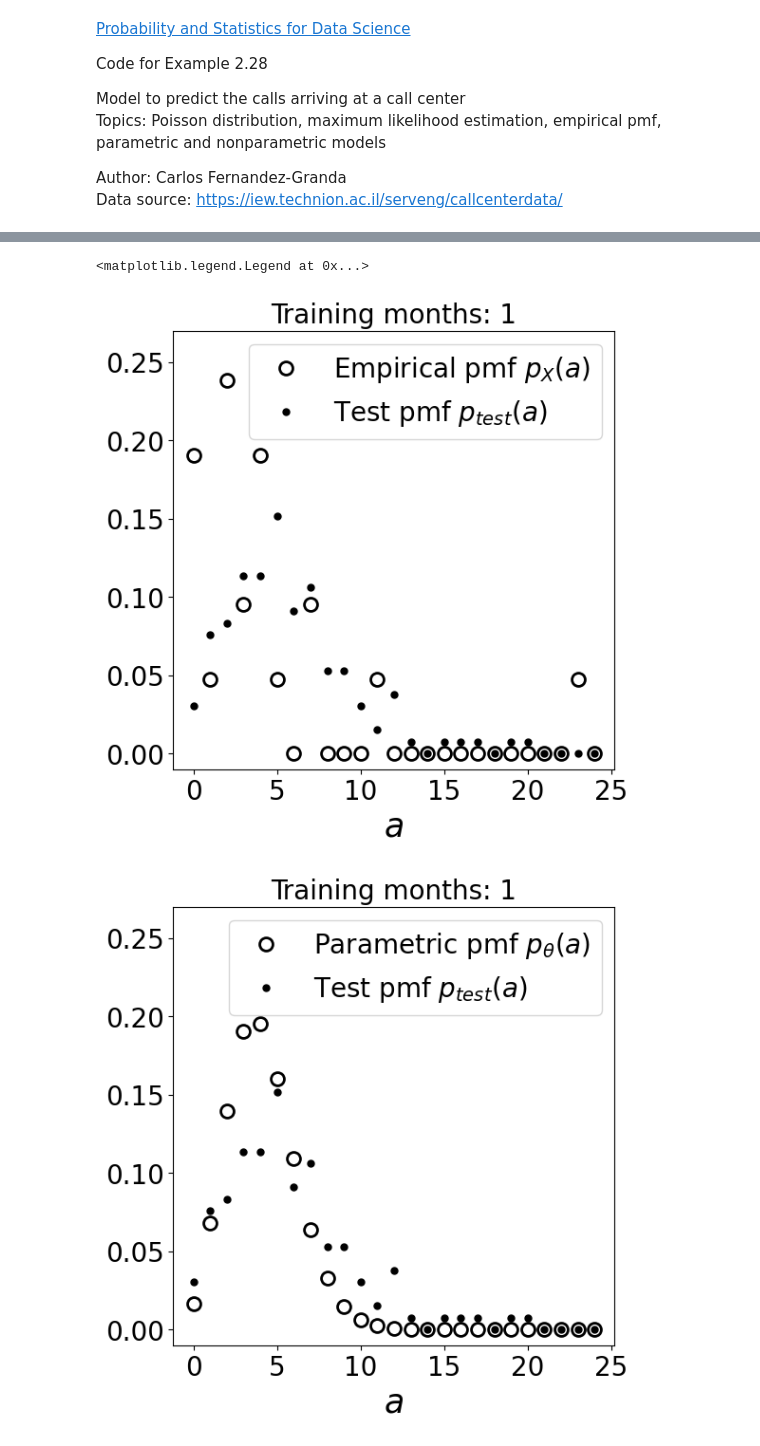
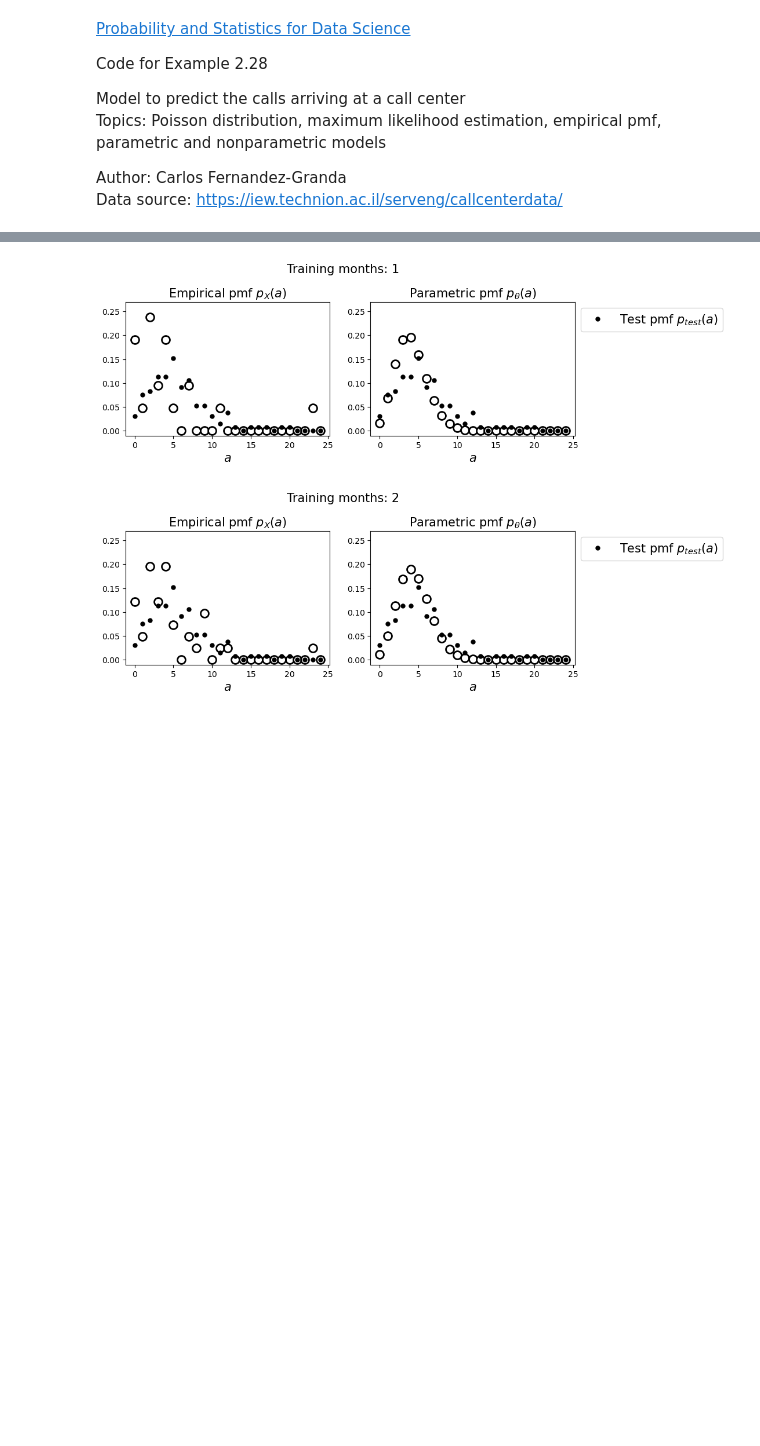
Before and after one commit to cfgranda/ps4ds, a Jupyter notebook: discrete_variables/call_center_parametric_vs_nonparametric_models.ipynb, the cells around one changed output, grey strips where cells are left out. Drawn from its saved outputs; the diff is of its cells as text; code cells hidden in the pictures; blank space fills up the shorter version.

```diff
--- a/discrete_variables/call_center_parametric_vs_nonparametric_models.ipynb
+++ b/discrete_variables/call_center_parametric_vs_nonparametric_models.ipynb
@@ -74,7 +53,8 @@ time_ini = 6
 time_end = 7
 verbose = False
 for month in months:
-    print(month)
     counts = compute_counts(time_ini,time_end,month,verbose)
-    print(counts)
-    print(sum(counts))
+    if verbose:
+        print(month)
+        print(counts)
+        print(sum(counts))
@@ -250,7 +178,6 @@ time_end = 7
 max_count = 25
 verbose = False
 
-font_size_legend = 20
 nonparametric_errors = []
 parametric_errors = []
 m = len(training_months)
@@ -258,56 +185,46 @@ y_max = 0.27
 medgewidth = 2
 for month in np.arange(1,m+1):
     training_set = training_months[:month]
-    print("Training months: ")
-    print(training_set)
+    # print("Training months: ")
+    # print(training_set)
     empirical_pmf_train = empirical_pmf(training_set, max_count,time_ini,time_end,verbose)
     poisson_fit = poisson_model(training_set, max_count,time_ini,time_end,verbose)
     nonparametric_error = np.std(empirical_pmf_train - empirical_pmf_test)
     parametric_error = np.std(poisson_fit - empirical_pmf_test)
     nonparametric_errors.append(nonparametric_error)
     parametric_errors.append(parametric_error)
-    print("Error of nonparametric estimate: {:0.5f}".format(nonparametric_error))
-    print("Error of parametric estimate: {:0.5f}".format(parametric_error))
+    # print("Error of nonparametric estimate: {:0.4f}".format(nonparametric_error))
+    # print("Error of parametric estimate: {:0.4f}".format(parametric_error))
 
-    plt.figure(figsize=(6,6))
-    plt.xticks(fontsize=font_size_ticks)
-    plt.yticks(fontsize=font_size_ticks)
-    plt.plot(range(max_count),empirical_pmf_train,'o',markersize=10,markerfacecolor='white',markeredgecolor="black",
-             markeredgewidth = medgewidth,
-         label=r'Empirical pmf $p_{X}(a)$')
-    plt.plot(range(max_count),empirical_pmf_test,'o',markersize=5,markerfacecolor='black',markeredgecolor="black",
+    fig, (ax1, ax2) = plt.subplots(1, 2, figsize=(10,3),width_ratios=[1,1])
+    fig.suptitle("Training months: " + str(month),fontsize=font_size,y = 1.1)
+
+    ax1.plot(range(max_count),empirical_pmf_train,'o',markersize=10,markerfacecolor='white',markeredgecolor="black",
+             markeredgewidth = medgewidth)
+    ax1.plot(range(max_count),empirical_pmf_test,'o',markersize=5,markerfacecolor='black',markeredgecolor="black",
          label=r'Test pmf $p_{test}(a)$')
-    # plt.ylabel(r"$p_{X}(a)$",fontsize=font_size,labelpad = 10)
-    plt.ylim([-0.01,y_max])
-    plt.xlabel(r'$a$',fontsize=font_size)
-    plt.legend(fontsize=font_size_legend)
-    plt.title("Training months: " + str(month),fontsize=font_size_legend)
+    ax1.set_ylim([-0.01,y_max])
+    ax1.set_xlabel(r'$a$',fontsize=font_size)
+    ax1.set_title(r'Empirical pmf $p_{X}(a)$',fontsize=font_size)
 
-    plt.figure(figsize=(6,6))
-    plt.xticks(fontsize=font_size_ticks)
-    plt.yticks(fontsize=font_size_ticks)
-    plt.plot(range(max_count),poisson_fit,'o',markersize=10,markerfacecolor='white',markeredgecolor="black",
-             markeredgewidth = medgewidth,
-         label=r'Parametric pmf $p_{\theta}(a)$')
-    plt.plot(range(max_count),empirical_pmf_test,'o',markersize=5,markerfacecolor='black',markeredgecolor="black",
+    ax2.plot(range(max_count),poisson_fit,'o',markersize=10,markerfacecolor='white',markeredgecolor="black",
+             markeredgewidth = medgewidth)
+    ax2.plot(range(max_count),empirical_pmf_test,'o',markersize=5,markerfacecolor='black',markeredgecolor="black",
          label=r'Test pmf $p_{test}(a)$')
-    # plt.ylabel(r"$p_{X}(a)$",fontsize=font_size,labelpad = 10)
-    plt.ylim([-0.01,y_max])
-    plt.xlabel(r'$a$',fontsize=font_size)
-    plt.legend(fontsize=font_size_legend)
-    plt.title("Training months: " + str(month),fontsize=font_size_legend)
+    ax2.set_ylim([-0.01,y_max])
+    ax2.set_xlabel(r'$a$',fontsize=font_size)
+    ax2.legend(fontsize=font_size,bbox_to_anchor=(1, 1), loc='upper left', ncol=1)
+    ax2.set_title(r'Parametric pmf $p_{\theta}(a)$',fontsize=font_size)
 
-font_size_legend_wide = 25
-
-plt.figure(figsize=(12,6))
+plt.figure(figsize=(8,3.5))
 plt.xticks(fontsize=font_size_ticks)
 plt.yticks(fontsize=font_size_ticks)
-plt.plot(np.arange(1,m+1),parametric_errors,'o',mew=3,markersize=9,markerfacecolor='white',markeredgecolor="black",
+plt.plot(np.arange(1,m+1),parametric_errors,'o',mew=2,markersize=7,markerfacecolor='white',markeredgecolor="black",
      label=r'Parametric model')
-plt.plot(np.arange(1,m+1),nonparametric_errors,'x',mew=3,markersize=12,markerfacecolor='black',markeredgecolor="black",
+plt.plot(np.arange(1,m+1),nonparametric_errors,'x',mew=2,markersize=10,markerfacecolor='black',markeredgecolor="black",
      label=r'Nonparametric model')
 plt.ylabel("Root mean square deviation",fontsize=font_size-1,labelpad = 10)
 plt.xlabel('Number of months in training set',fontsize=font_size-1,labelpad = 10)
 plt.ylim([0,0.065])
-plt.legend(fontsize=font_size_legend_wide)
+plt.legend(fontsize=font_size);
 # %% [output]
@@ -331,3 +231,2 @@ Error of parametric estimate: 0.02228
-<matplotlib.legend.Legend at 0x...>
-[figure, old version]
+[figure, new version]
-[figure, old version]
+[figure, new version]
```
Also changed, not shown: parts of 6 cells of this notebook, 4 other files.
